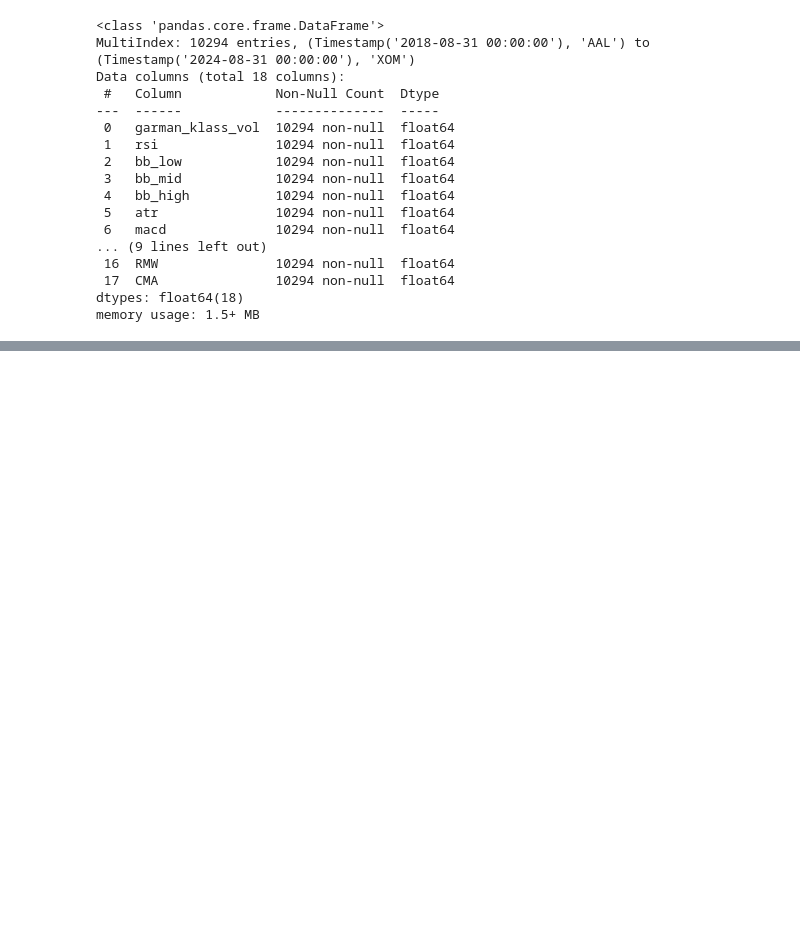
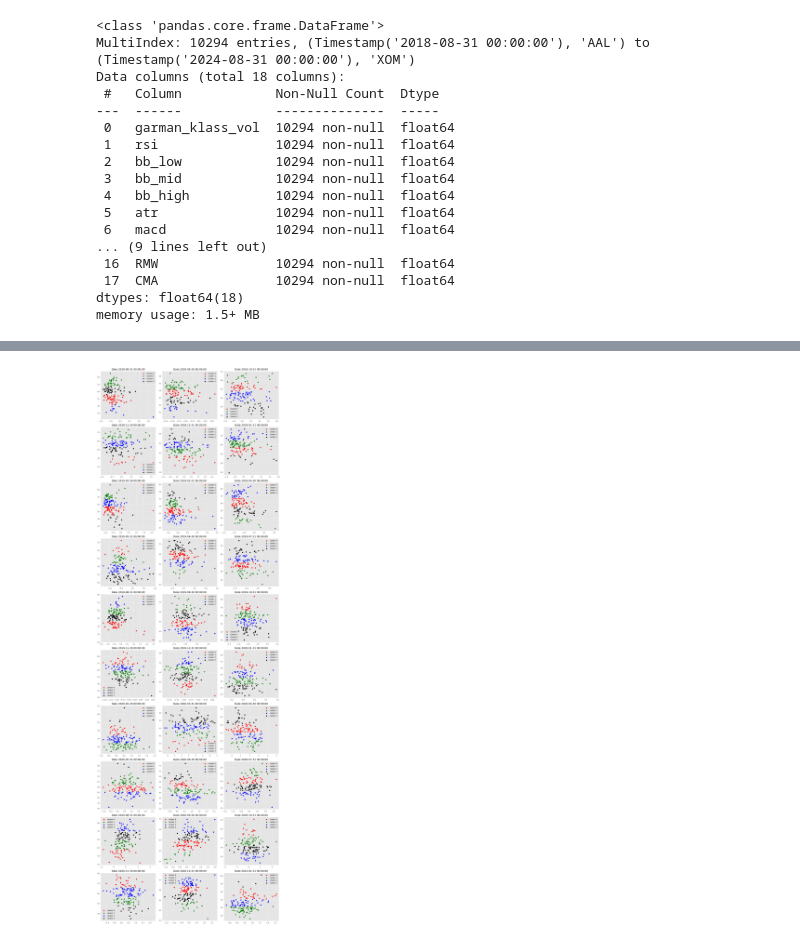
Before and after one commit to AliEhsanian/TradingStrategyWithClustering, a Jupyter notebook: ClusteringStocksTrading.ipynb, the cells around one changed output, grey strips where cells are left out. Cells and saved outputs as stored; diff of their text form; code cells hidden in the pictures; blank space fills up the shorter version.

```diff
--- a/ClusteringStocksTrading.ipynb
+++ b/ClusteringStocksTrading.ipynb
@@ -682,7 +621,7 @@ def calculate_betas(factor_data):
     except Exception as e:
         raise RuntimeError(f"An unexpected error occurred: {e}")
 
-betas = calculate_betas(processed_factor_data)
+betas = calculate_betas(factor_data)
 # %%
 # print(betas.head())
 betas
@@ -792,0 +818,37 @@ data.describe()
+# %%
+def plot_all_clusters(data):
+    """
+    Plot clusters for multiple dates in a grid of 10 rows x 3 columns.
+
+    Parameters:
+    data (pd.DataFrame): DataFrame with cluster labels and dates as index.
+    """
+    plt.style.use('ggplot')
+
+    unique_dates = data.index.get_level_values('date').unique().tolist()
+    num_dates = len(unique_dates)
+    num_rows = 10
+    num_cols = 3
+
+    fig, axes = plt.subplots(num_rows, num_cols, figsize = (15, 45))
+
+    # Flatten the axes array for easier iteration
+    axes = axes.flatten()
+
+    for i, date in enumerate(unique_dates):
+        if i >= len(axes):
+            break  # Avoid plotting more than the available axes
+
+        g = data.xs(date, level = 'date', drop_level = False)
+        plot_clusters(axes[i], g, f'Date {date}')
+
+    # Turn off unused subplots
+    for j in range(i + 1, len(axes)):
+        axes[j].axis('off')
+
+    plt.tight_layout()
+    plt.show()
+# %%
+plot_all_clusters(data)
+# %% [output]
+[figure, added]
```
Also changed, not shown: parts of 39 cells of this notebook.
